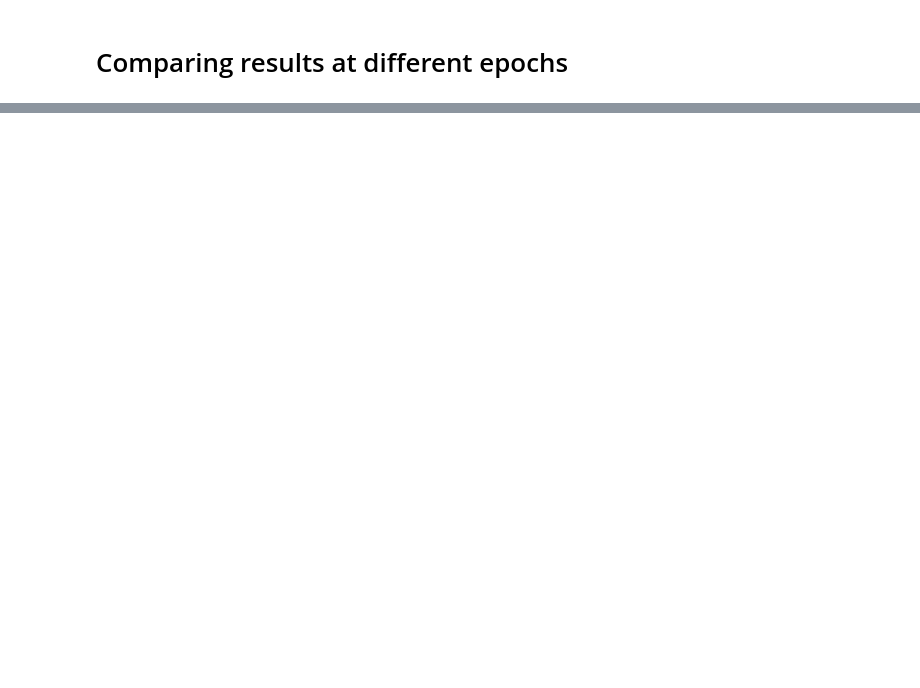
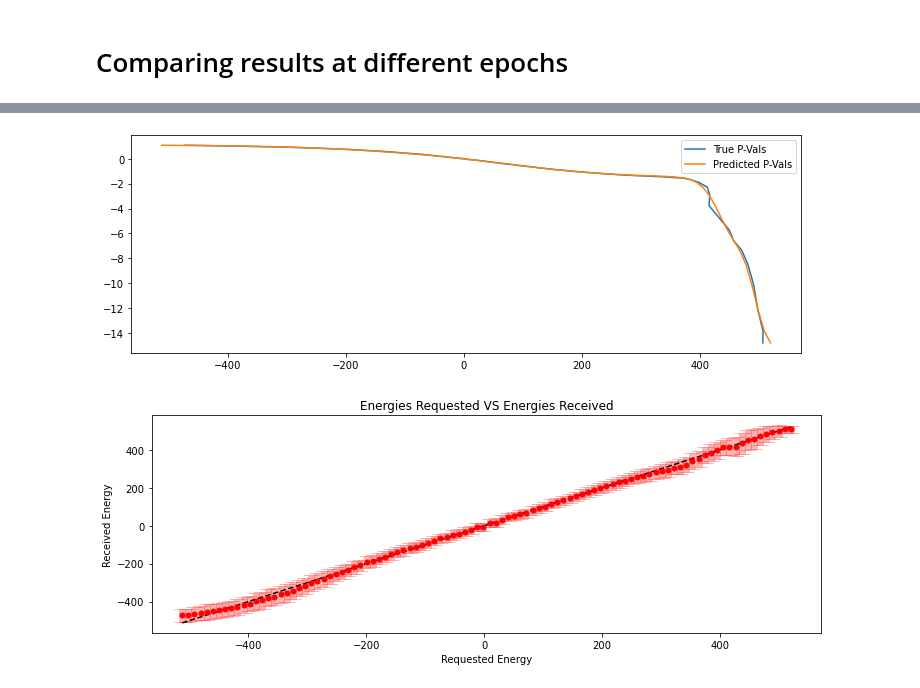
Before and after one commit to ksprague1/Watch-and-Learn-torch, a Jupyter notebook: Networks.ipynb, the cells around one changed output, grey strips where cells are left out. Saved outputs shown, nothing was run; the diff lists cells and outputs as text; code cells hidden in the pictures; blank space fills up the shorter version.

Commit message:
Added rnn energy-targeted sampling

```diff
--- a/Networks.ipynb
+++ b/Networks.ipynb
@@ -540,0 +723,2 @@ plt.show()
+# %%
+bounds,epnet = E2p(OFF,epoch=5000)
@@ -540,0 +759,27 @@ plt.show()
+# %%
+tst = torch.linspace(*bounds,100,device=device).unsqueeze(1)
+out_=epnet(tst)
+pvals=out_.squeeze(1).detach().cpu()
+averages=torch.zeros([pvals.shape[0]])
+variances=torch.zeros([pvals.shape[0]])
+for i in range(pvals.shape[0]):
+    variances[i],averages[i] = torch.var_mean(prob2e(*d2genstates(net,pvals[i],512),OFF))
+# %%
+plt.plot(averages,pvals,label="True P-Vals")
+
+plt.plot(tst.squeeze(1).detach().cpu(),out_.squeeze(1).detach().cpu(),label="Predicted P-Vals")
+plt.legend()
+
+plt.show()
+plt.errorbar(tst.squeeze(1).detach().cpu(),averages,variances**0.5,
+             color='r',marker='.',linestyle='',ecolor=(1,0,0,0.3),
+             capsize=8,elinewidth=7,ms=10)
+
+plt.plot(tst.squeeze(1).detach().cpu(),tst.squeeze(1).detach().cpu(),'k--')
+plt.title("Energies Requested VS Energies Received")
+plt.xlabel("Requested Energy")
+plt.ylabel("Received Energy")
+plt.show()
+# %% [output]
+[figure, added]
+[figure, added]
```
Also changed, not shown: parts of 18 cells of this notebook.
